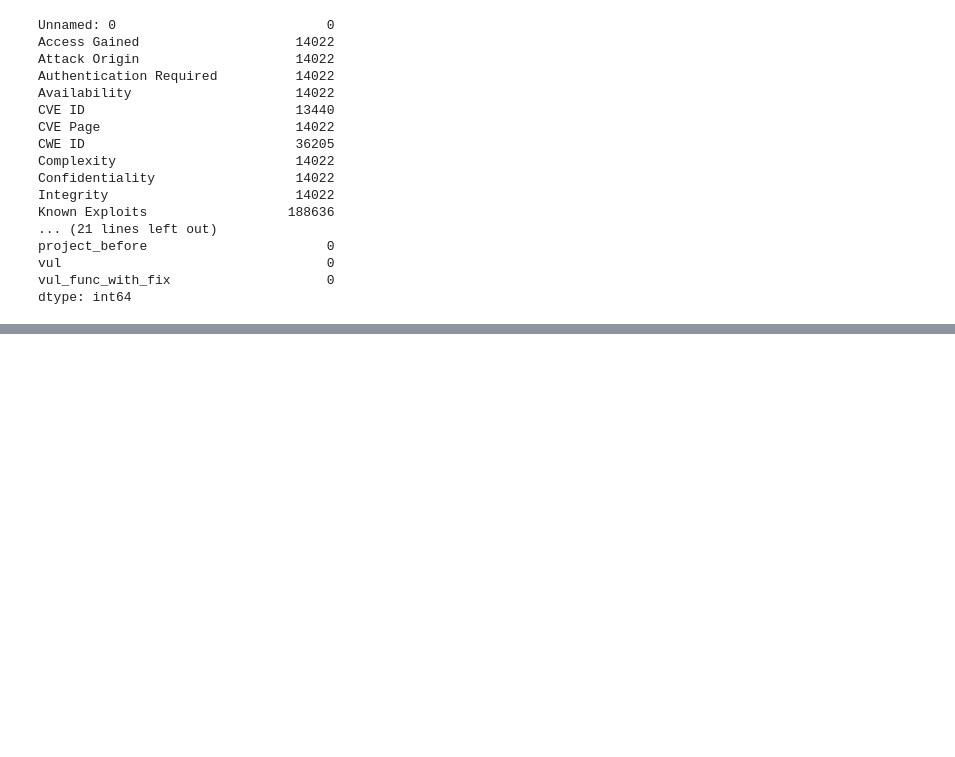
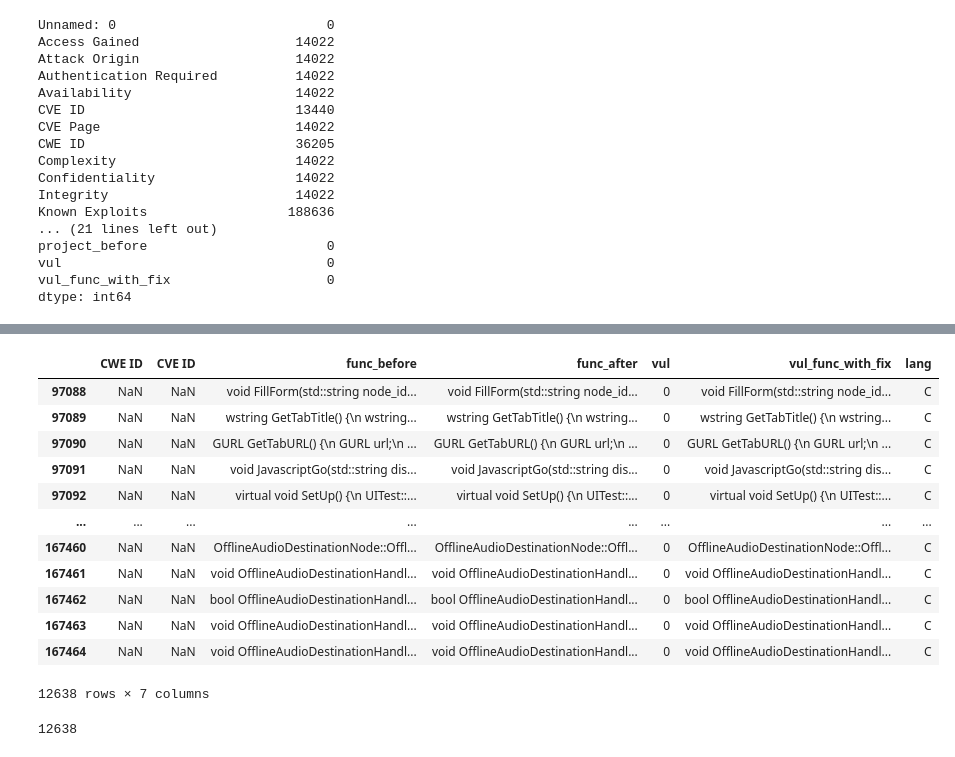
Before and after one commit to rlaaudrb1104/Ai, a Jupyter notebook: DATASET.ipynb, the cells around one changed output, grey strips where cells are left out. Saved outputs shown, nothing was run; the diff lists cells and outputs as text; code cells hidden in the pictures; blank space fills up the shorter version.

```diff
--- a/DATASET.ipynb
+++ b/DATASET.ipynb
@@ -102,0 +137,21 @@ Name: CWE ID, dtype: int64
+# %%
+null_cve_ids = null_cve_ids[null_cve_ids["vul"] == 0]
+null_cve_ids
+# %% [output]
+|  | CWE ID | CVE ID | func_before | func_after | vul | vul_func_with_fix | lang |
+| 97088 | NaN | NaN | void FillForm(std::string node_id... | void FillForm(std::string node_id... | 0 | void FillForm(std::string node_id... | C |
+| 97089 | NaN | NaN | wstring GetTabTitle() {\n wstring... | wstring GetTabTitle() {\n wstring... | 0 | wstring GetTabTitle() {\n wstring... | C |
+| 97090 | NaN | NaN | GURL GetTabURL() {\n GURL url;\n ... | GURL GetTabURL() {\n GURL url;\n ... | 0 | GURL GetTabURL() {\n GURL url;\n ... | C |
+| 97091 | NaN | NaN | void JavascriptGo(std::string dis... | void JavascriptGo(std::string dis... | 0 | void JavascriptGo(std::string dis... | C |
+| 97092 | NaN | NaN | virtual void SetUp() {\n UITest::... | virtual void SetUp() {\n UITest::... | 0 | virtual void SetUp() {\n UITest::... | C |
+| ... | ... | ... | ... | ... | ... | ... | ... |
+| 167460 | NaN | NaN | OfflineAudioDestinationNode::Offl... | OfflineAudioDestinationNode::Offl... | 0 | OfflineAudioDestinationNode::Offl... | C |
+| 167461 | NaN | NaN | void OfflineAudioDestinationHandl... | void OfflineAudioDestinationHandl... | 0 | void OfflineAudioDestinationHandl... | C |
+| 167462 | NaN | NaN | bool OfflineAudioDestinationHandl... | bool OfflineAudioDestinationHandl... | 0 | bool OfflineAudioDestinationHandl... | C |
+| 167463 | NaN | NaN | void OfflineAudioDestinationHandl... | void OfflineAudioDestinationHandl... | 0 | void OfflineAudioDestinationHandl... | C |
+| 167464 | NaN | NaN | void OfflineAudioDestinationHandl... | void OfflineAudioDestinationHandl... | 0 | void OfflineAudioDestinationHandl... | C |
+12638 rows × 7 columns
+# %%
+len(null_cve_ids)
+# %% [output]
+12638
```
Also changed, not shown: parts of 5 cells of this notebook.
